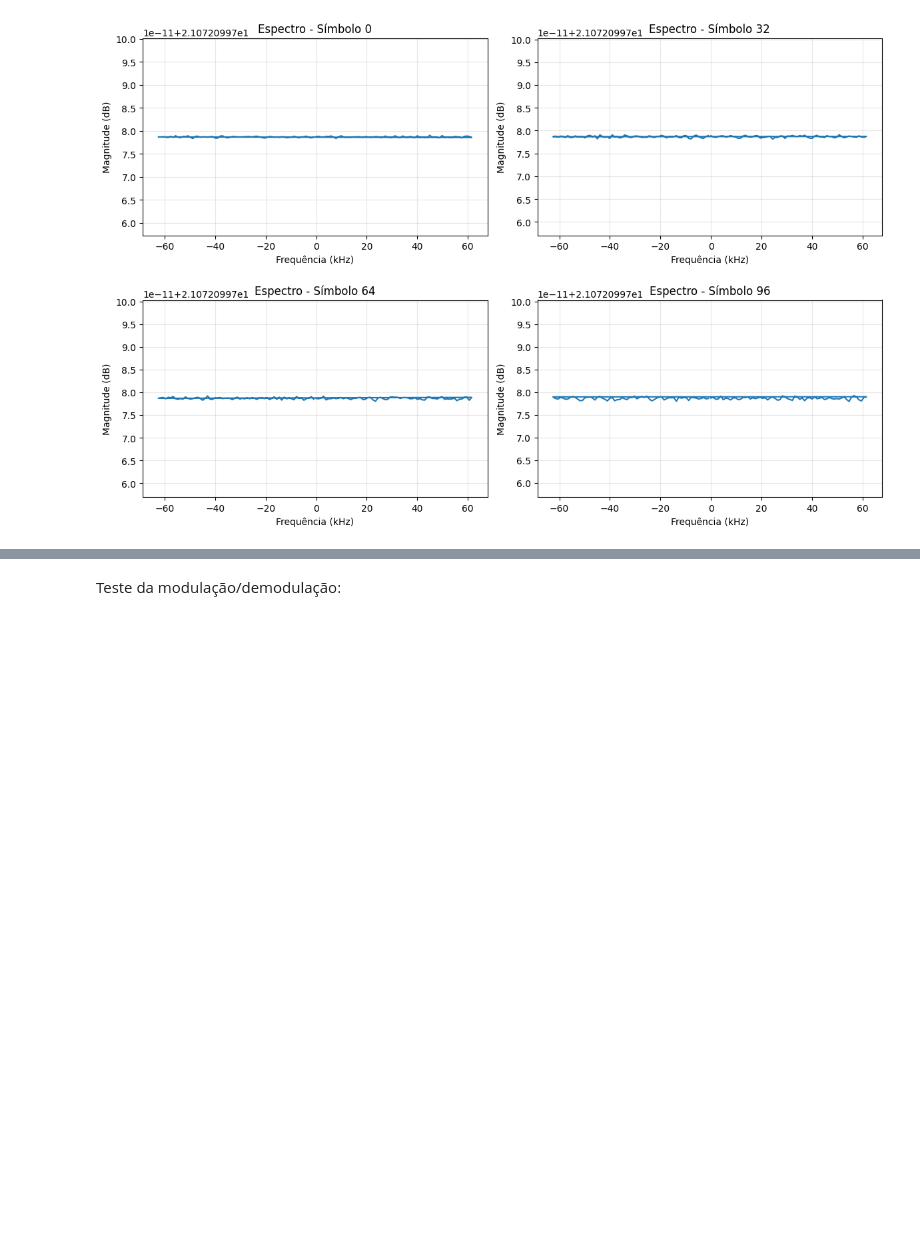
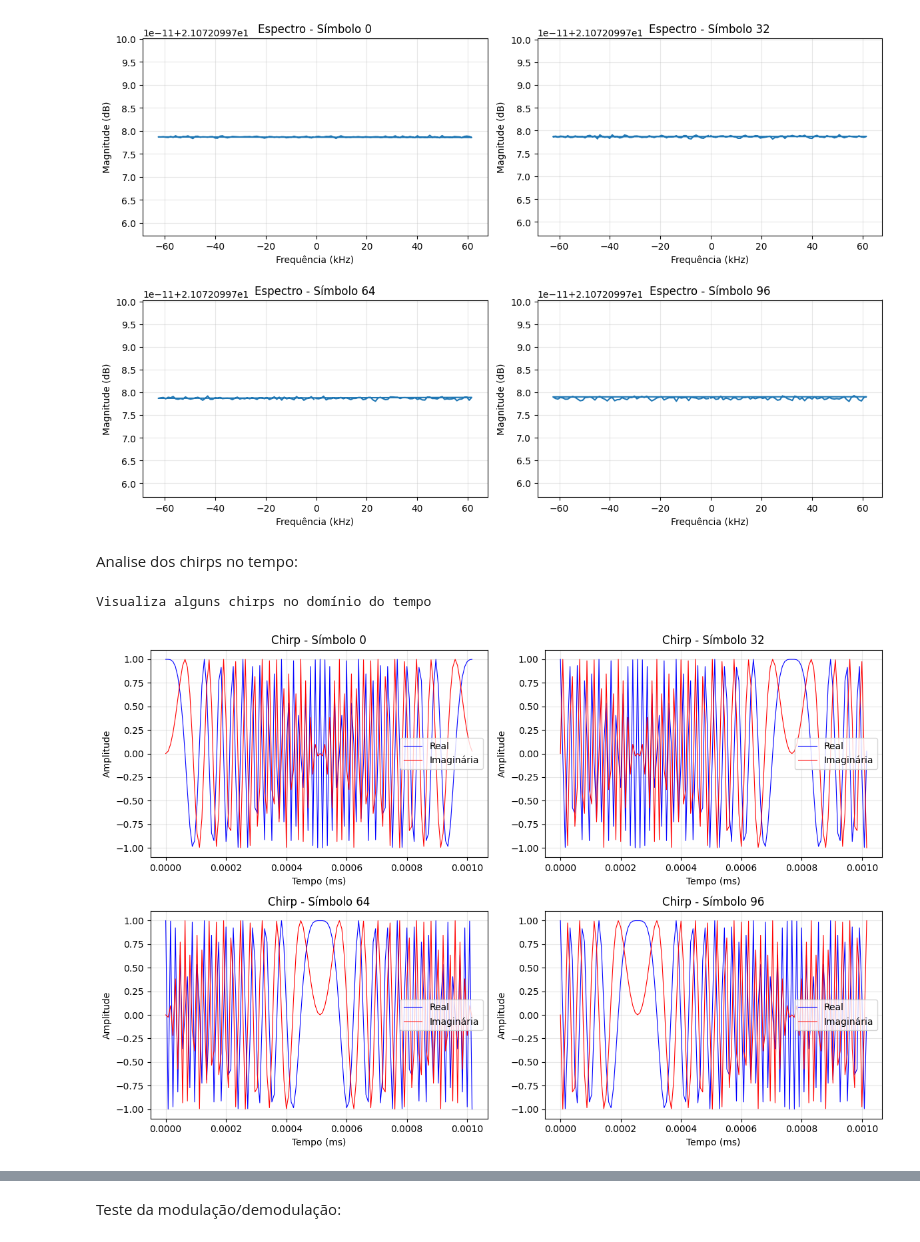
Before and after one commit to AdrionRosanelli/LoRa_Sionna, a Jupyter notebook: LoRa_SionnaPHY.ipynb, the cells around one changed output, grey strips where cells are left out. Saved outputs shown, nothing was run; the diff lists cells and outputs as text; code cells hidden in the pictures; blank space fills up the shorter version.

```diff
--- a/LoRa_SionnaPHY.ipynb
+++ b/LoRa_SionnaPHY.ipynb
@@ -462,3 +480,30 @@ lora_phy.analyze_chirp_spectrum()
 # %% [output]
 Analisando espectro dos chirps...
 [figure]
+# %% [markdown]
+Analise dos chirps no tempo:
+# %%
+print("Visualiza alguns chirps no domínio do tempo")
+fig, axes = plt.subplots(2, 2, figsize=(12, 8))
+axes = axes.flatten()
+
+symbol_values = [0, 32, 64, 96]
+t = np.linspace(0, lora_phy.symbol_duration*1000, lora_phy.n_chips, endpoint=False)
+
+for i, symbol_val in enumerate(symbol_values):
+    chirp, t = lora_phy.modulate_symbol(symbol_val)
+
+    # Plota parte real
+    axes[i].plot(t, np.real(chirp), 'b-', linewidth=0.8, label='Real')
+    axes[i].plot(t, np.imag(chirp), 'r-', linewidth=0.8, label='Imaginária')
+    axes[i].set_title(f'Chirp - Símbolo {symbol_val}')
+    axes[i].set_xlabel('Tempo (ms)')
+    axes[i].set_ylabel('Amplitude')
+    axes[i].grid(True, alpha=0.3)
+    axes[i].legend()
+
+plt.tight_layout()
+plt.show()
+# %% [output]
+Visualiza alguns chirps no domínio do tempo
+[figure, added]
```
Also changed, not shown: parts of 7 cells of this notebook.
